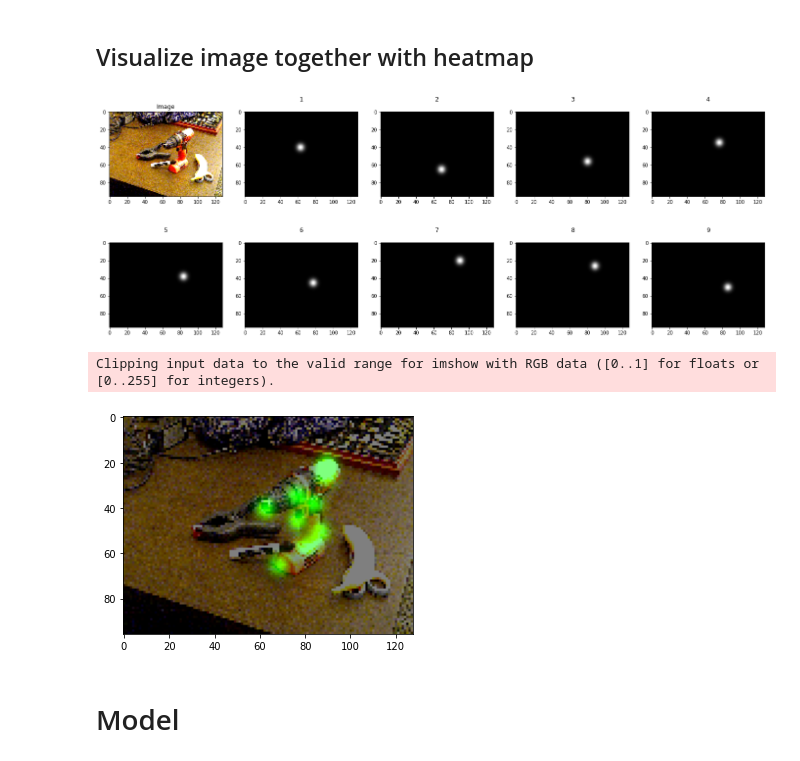
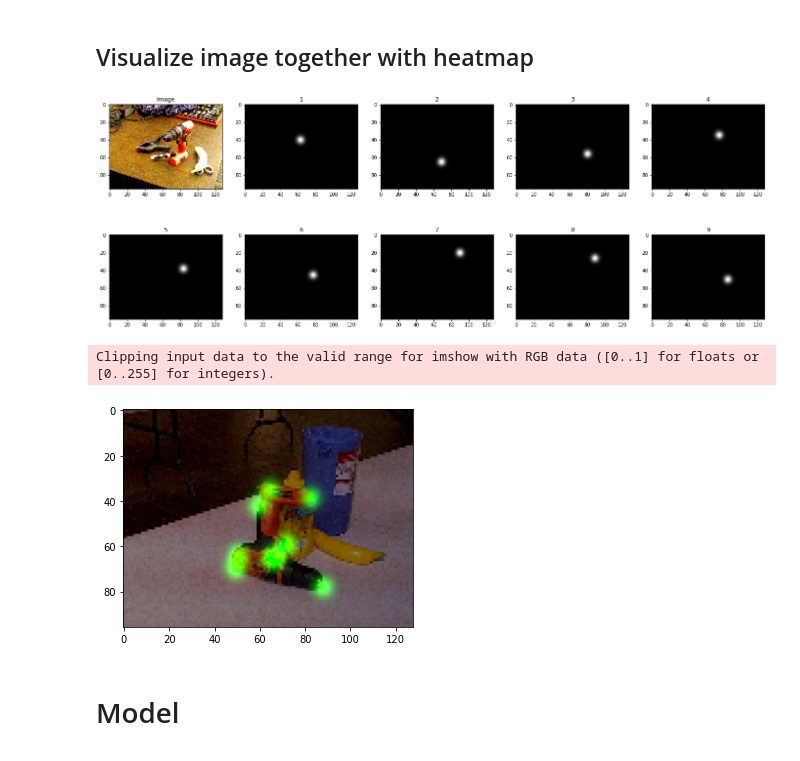
Before and after one commit to cziczer/uczenie-maszyn, a Jupyter notebook: Keypoints lab/Drill keypoints detection.ipynb, the cells around one changed output. Saved outputs shown, nothing was run; the diff lists cells and outputs as text; code cells hidden in the pictures.

```diff
--- a/Keypoints lab/Drill keypoints detection.ipynb
+++ b/Keypoints lab/Drill keypoints detection.ipynb
@@ -81,0 +55,3 @@ heatmaps, df_points, df_points_labels = load(sigma=sigma)
+# %%
+heatmaps_train = load_many(image_folders=['10', '11', '18', '24', '30', '37'])
+heatmaps_train.shape
@@ -81,0 +60,4 @@ heatmaps, df_points, df_points_labels = load(sigma=sigma)
+# %%
+heatmaps_test = load_many(image_folders=['50'])
+n_test = heatmaps_test.shape[0]
+heatmaps_test.shape
@@ -82,6 +66,6 @@ heatmaps, df_points, df_points_labels = load(sigma=sigma)
 # %%
 from pathlib import Path
-root = Path().cwd()/"data"
+root = Path().cwd()/"images"
 
 images = tf.keras.preprocessing.image_dataset_from_directory(
     root,
@@ -91,7 +75,6 @@ images = tf.keras.preprocessing.image_dataset_from_directory(
 
 images, _ = zip(*images.unbatch())
 images = np.array(images)
+
 images.shape
-images /= 255.
-plt.imshow(images[0])
 # %% [output]
@@ -100,0 +83,4 @@ Found 317 files belonging to 2 classes.
+# %%
+images_train, images_test = images[:-n_test], images[-n_test:]
+
+images_train.shape, images_test.shape
@@ -114,31 +108,31 @@ def plot_image_with_keypoints_heatmap(image, heatmap):
     ax = fig.add_subplot(2, keypoint_number/2, 1)
     ax.imshow(image)
     ax.set_title("Image")
-    for j, lab in enumerate(df_points_labels[::2]):
-        ax = fig.add_subplot(2, keypoint_number/2, j+2)
-        ax.imshow(heatmap[:,:,j],cmap="gray")
-        ax.set_title(str(j + 1) +"\n" + lab[:-2] )
+    for i in range(heatmaps_train.shape[-1]):
+        ax = fig.add_subplot(2, keypoint_number/2, i+2)
+        ax.imshow(heatmap[:,:,i],cmap="gray")
+        ax.set_title(str(i+1))
     plt.show()
 
-plot_image_with_keypoints_heatmap(images[idx], heatmaps[idx])
+plot_image_with_keypoints_heatmap(images_train[idx], heatmaps_train[idx])
 # %% [output]
-[figure, old version]
+[figure, new version]
 # %%
-idx = 100
+idx = 1000
 
 def plot_image_with_heatmaps(image, heatmap):
     image = image.copy()
     image *= 0.5
 
     for i in range(9):
         image[:, :, 1] = image[:, :, 1] + heatmap[:,:,i]
 
     plt.imshow(image)
 
-plot_image_with_heatmaps(images[idx], heatmaps[idx])
+plot_image_with_heatmaps(images_train[idx], heatmaps_train[idx])
 # %% [output]
 Clipping input data to the valid range for imshow with RGB data ([0..1] for floats or [0..255] for integers).
-[figure, old version]
+[figure, new version]
 # %% [markdown]
 # Model
 # %%
```
Also changed, not shown: parts of 24 cells of this notebook, 18 other files.
